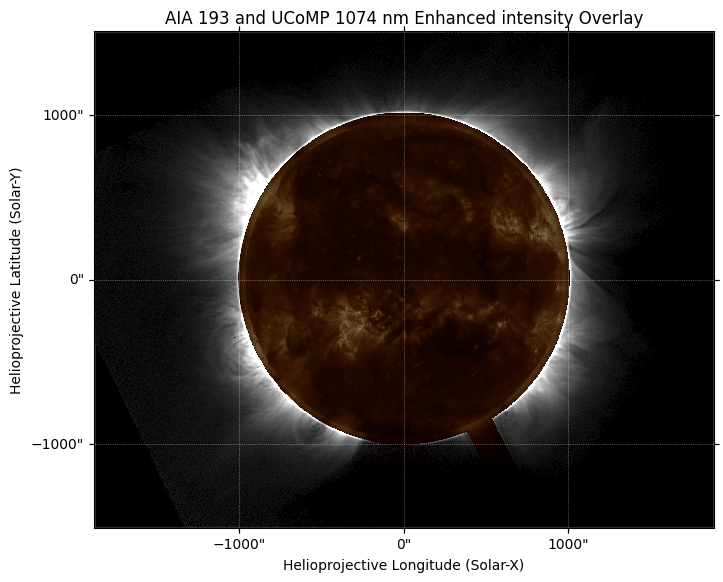
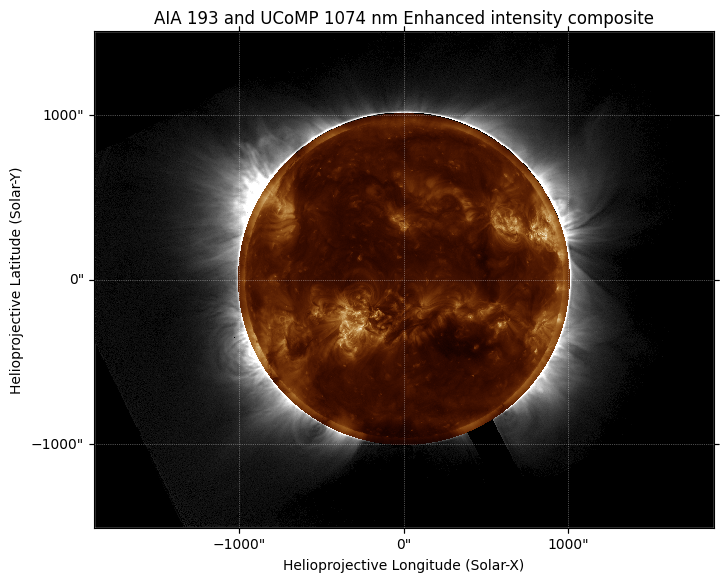
The change to this notebook cell's code, shown as a diff; its figure went from the first image to the second:
--- before
+++ after
@@ -1,8 +1,13 @@
+from sunpy.map.maputils import all_coordinates_from_map
+
+hpc_coords = all_coordinates_from_map(aia_reprojected)
+r = np.sqrt(hpc_coords.Tx ** 2 + hpc_coords.Ty ** 2) / aia_reprojected.rsun_obs
+aia_thresholded = Map(aia_reprojected.data, aia_reprojected.meta, mask=r > 1.05)
+norm_aia = ImageNormalize(aia_reprojected.data, stretch=AsinhStretch(), vmin=0)
+
 fig = plt.figure(figsize=(8.0, 10.0))
-ax = fig.add_subplot(projection=ucomp_map)
-
-norm_aia = ImageNormalize(aia_reprojected.data, stretch=AsinhStretch(), vmin=0)
-_ = aia_reprojected.plot(axes=ax, autoalign=True, alpha=0.5, norm=norm_aia)
-_ = ucomp_map.plot(axes=ax, norm=norm_ucomp, cmap='ucomp_current')
+ax = plt.subplot(projection=ucomp_map)
+ucomp_map.plot(axes=ax, norm=norm_ucomp,  cmap='ucomp_current', autoalign=True)
+aia_thresholded.plot(axes=ax, cmap='sdoaia193', norm=norm_aia, autoalign=True)
+ax.set_title(f"AIA 193 and UCoMP "+str(wavelength)+" nm "+data_product_type+" composite")
 ax.set_facecolor("black")
-_ = ax.set_title("AIA 193 and UCoMP "+str(wavelength)+" nm "+data_product_type+" Overlay")

Commit: updates to ucomp tutorial, including new mlso-instrument fcn names, using cached file for aia, and extra cell at end for LOS velocity